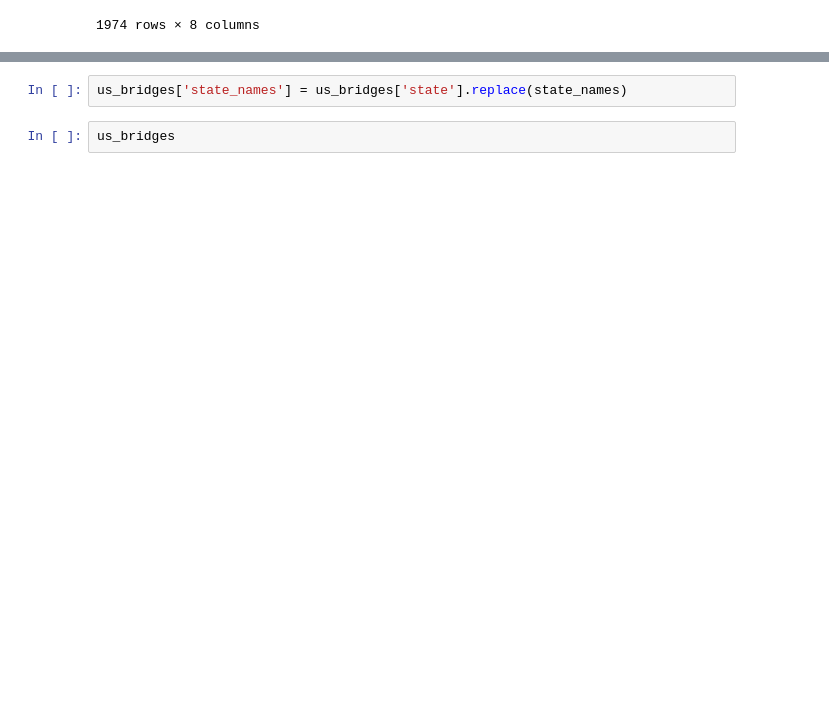
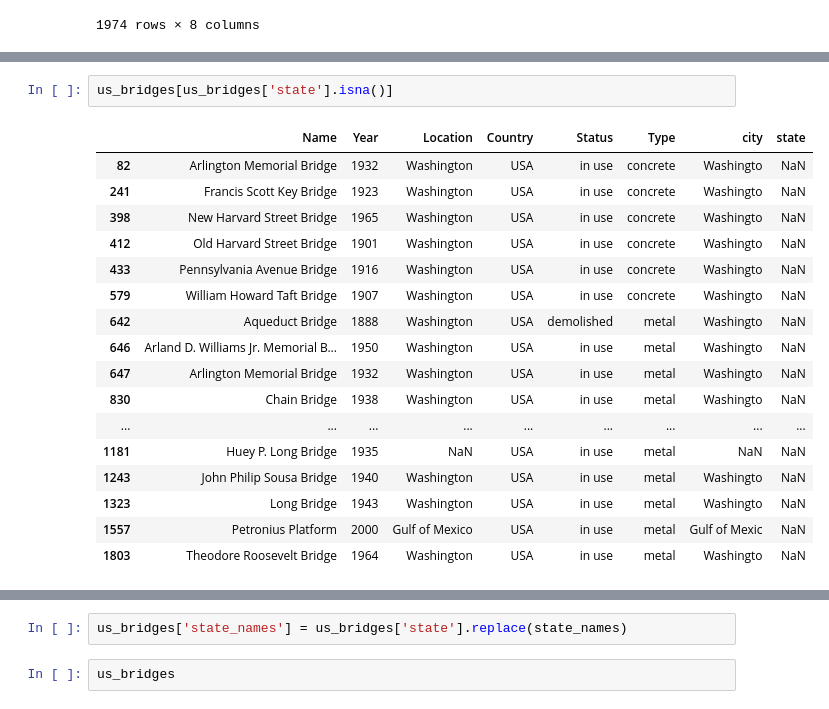
Before and after one commit to a-murali/bridge-project, a Jupyter notebook: notebooks/LocationScraper.ipynb, the cells around one changed output, grey strips where cells are left out. Saved outputs shown, nothing was run; the diff lists cells and outputs as text; blank space fills up the shorter version.

```diff
--- a/notebooks/LocationScraper.ipynb
+++ b/notebooks/LocationScraper.ipynb
@@ -257,0 +206,20 @@ us_bridges
+# %%
+us_bridges[us_bridges['state'].isna()]
+# %% [output]
+|  | Name | Year | Location | Country | Status | Type | city | state |
+| 82 | Arlington Memorial Bridge | 1932 | Washington | USA | in use | concrete | Washingto | NaN |
+| 241 | Francis Scott Key Bridge | 1923 | Washington | USA | in use | concrete | Washingto | NaN |
+| 398 | New Harvard Street Bridge | 1965 | Washington | USA | in use | concrete | Washingto | NaN |
+| 412 | Old Harvard Street Bridge | 1901 | Washington | USA | in use | concrete | Washingto | NaN |
+| 433 | Pennsylvania Avenue Bridge | 1916 | Washington | USA | in use | concrete | Washingto | NaN |
+| 579 | William Howard Taft Bridge | 1907 | Washington | USA | in use | concrete | Washingto | NaN |
+| 642 | Aqueduct Bridge | 1888 | Washington | USA | demolished | metal | Washingto | NaN |
+| 646 | Arland D. Williams Jr. Memorial B... | 1950 | Washington | USA | in use | metal | Washingto | NaN |
+| 647 | Arlington Memorial Bridge | 1932 | Washington | USA | in use | metal | Washingto | NaN |
+| 830 | Chain Bridge | 1938 | Washington | USA | in use | metal | Washingto | NaN |
+| ... | ... | ... | ... | ... | ... | ... | ... | ... |
+| 1181 | Huey P. Long Bridge | 1935 | NaN | USA | in use | metal | NaN | NaN |
+| 1243 | John Philip Sousa Bridge | 1940 | Washington | USA | in use | metal | Washingto | NaN |
+| 1323 | Long Bridge | 1943 | Washington | USA | in use | metal | Washingto | NaN |
+| 1557 | Petronius Platform | 2000 | Gulf of Mexico | USA | in use | metal | Gulf of Mexic | NaN |
+| 1803 | Theodore Roosevelt Bridge | 1964 | Washington | USA | in use | metal | Washingto | NaN |
```
Also changed, not shown: parts of 13 cells of this notebook, 1 other file.
